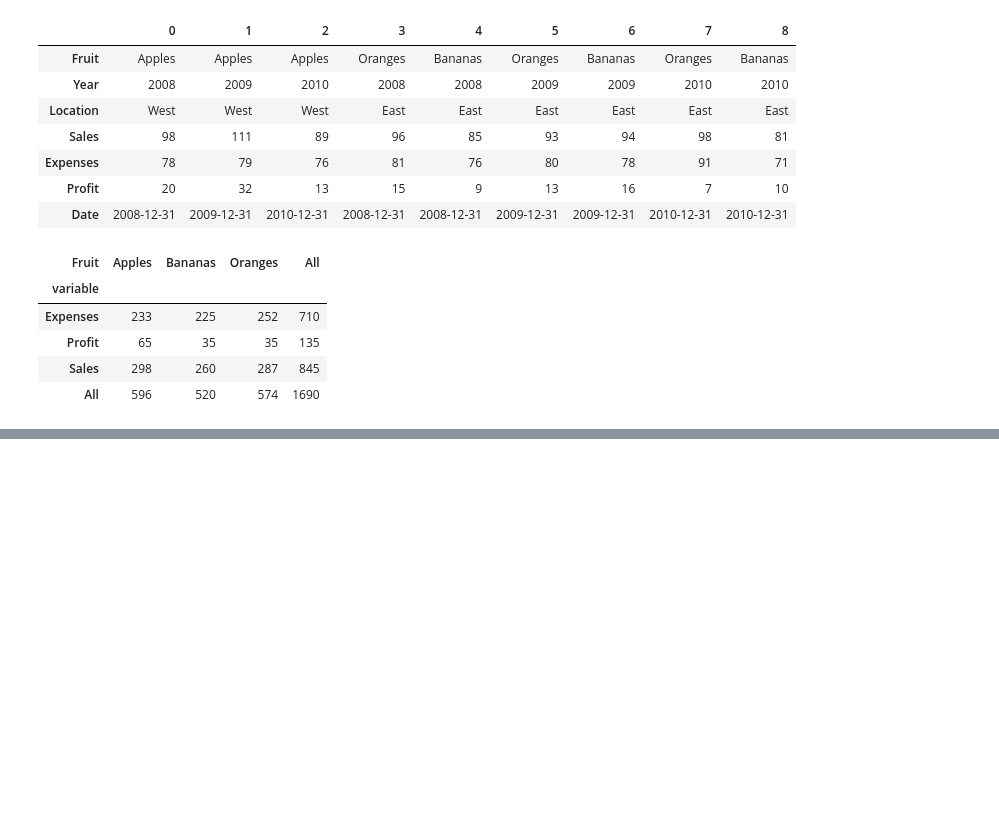
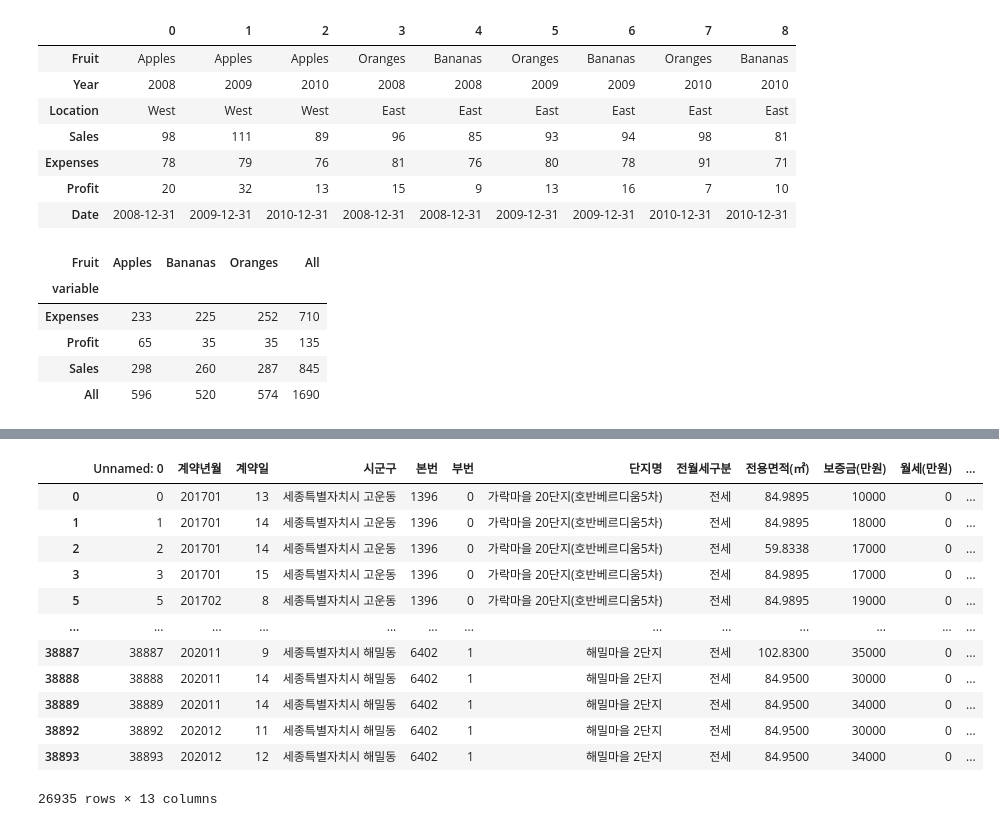
Before and after one commit to ttnyoung/ADP, a Jupyter notebook: class101/강의노트_DataFrame기본2.ipynb, the cells around one changed output, grey strips where cells are left out. Cells and saved outputs as stored; diff of their text form; code cells hidden in the pictures; blank space fills up the shorter version.

```diff
--- a/class101/강의노트_DataFrame기본2.ipynb
+++ b/class101/강의노트_DataFrame기본2.ipynb
@@ -354,0 +738,17 @@ melt_fruits.pivot_table(index=['Fruit'], columns = 'variable', values='value',ag
+# %%
+df_apt = df_apt[df_apt['전월세구분'] == '전세']
+df_apt
+# %% [output]
+|  | Unnamed: 0 | 계약년월 | 계약일 | 시군구 | 본번 | 부번 | 단지명 | 전월세구분 | 전용면적(㎡) | 보증금(만원) | 월세(만원) | ... |
+| 0 | 0 | 201701 | 13 | 세종특별자치시 고운동 | 1396 | 0 | 가락마을 20단지(호반베르디움5차) | 전세 | 84.9895 | 10000 | 0 | ... |
+| 1 | 1 | 201701 | 14 | 세종특별자치시 고운동 | 1396 | 0 | 가락마을 20단지(호반베르디움5차) | 전세 | 84.9895 | 18000 | 0 | ... |
+| 2 | 2 | 201701 | 14 | 세종특별자치시 고운동 | 1396 | 0 | 가락마을 20단지(호반베르디움5차) | 전세 | 59.8338 | 17000 | 0 | ... |
+| 3 | 3 | 201701 | 15 | 세종특별자치시 고운동 | 1396 | 0 | 가락마을 20단지(호반베르디움5차) | 전세 | 84.9895 | 17000 | 0 | ... |
+| 5 | 5 | 201702 | 8 | 세종특별자치시 고운동 | 1396 | 0 | 가락마을 20단지(호반베르디움5차) | 전세 | 84.9895 | 19000 | 0 | ... |
+| ... | ... | ... | ... | ... | ... | ... | ... | ... | ... | ... | ... | ... |
+| 38887 | 38887 | 202011 | 9 | 세종특별자치시 해밀동 | 6402 | 1 | 해밀마을 2단지 | 전세 | 102.8300 | 35000 | 0 | ... |
+| 38888 | 38888 | 202011 | 14 | 세종특별자치시 해밀동 | 6402 | 1 | 해밀마을 2단지 | 전세 | 84.9500 | 30000 | 0 | ... |
+| 38889 | 38889 | 202011 | 14 | 세종특별자치시 해밀동 | 6402 | 1 | 해밀마을 2단지 | 전세 | 84.9500 | 34000 | 0 | ... |
+| 38892 | 38892 | 202012 | 11 | 세종특별자치시 해밀동 | 6402 | 1 | 해밀마을 2단지 | 전세 | 84.9500 | 30000 | 0 | ... |
+| 38893 | 38893 | 202012 | 12 | 세종특별자치시 해밀동 | 6402 | 1 | 해밀마을 2단지 | 전세 | 84.9500 | 34000 | 0 | ... |
+26935 rows × 13 columns
```
Also changed, not shown: parts of 87 cells of this notebook, 3 other files.
